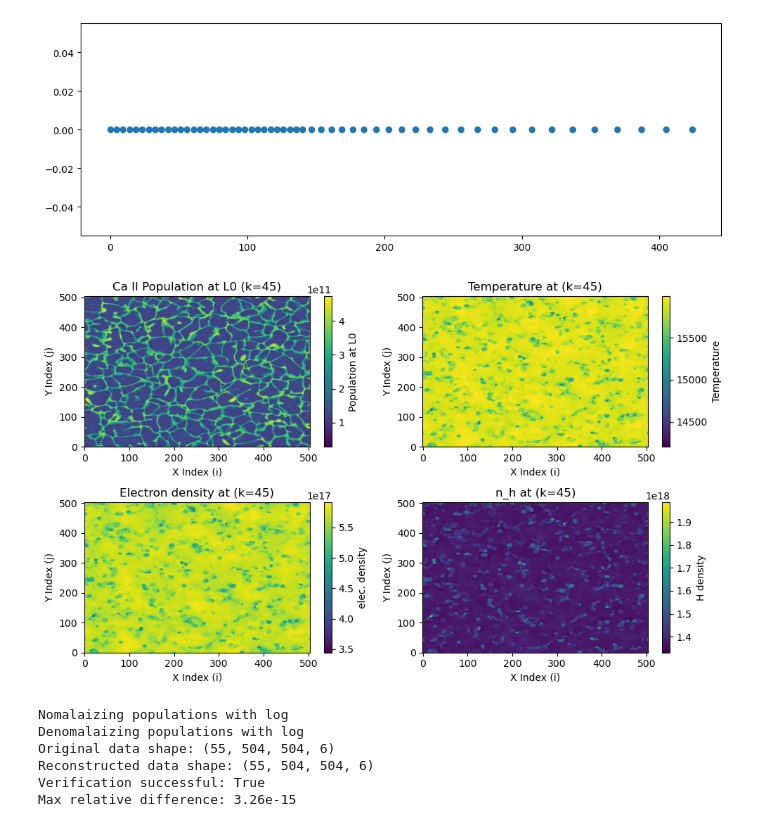
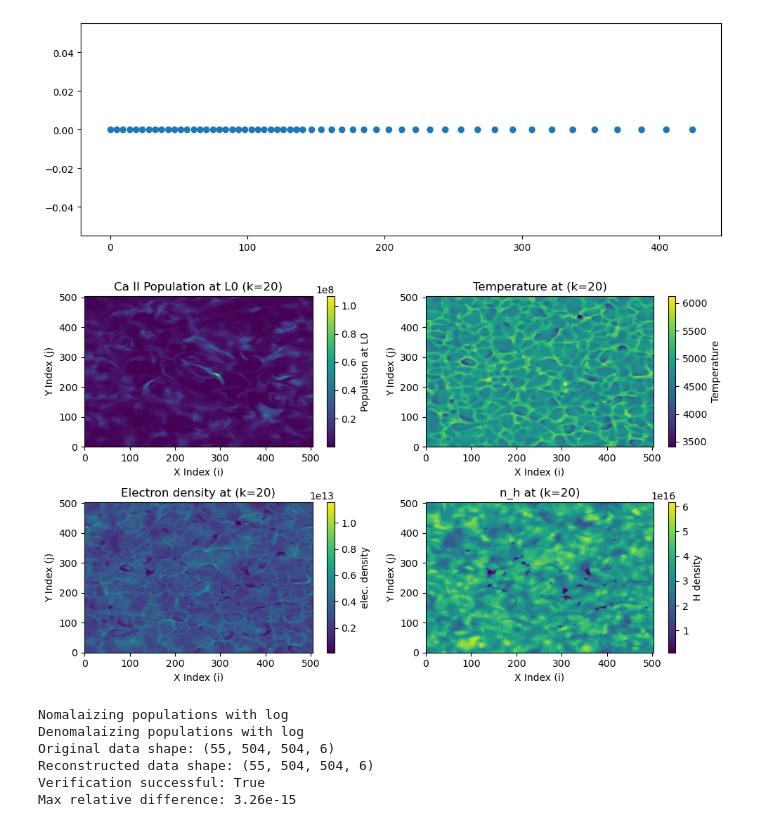
Before and after one commit to andreuva/graphnet_nlte, a Jupyter notebook: porta_scripts/porta_graph_test.ipynb, the cells around one changed output. Drawn from its saved outputs; the diff is of its cells as text; code cells hidden in the pictures.

Commit message:
change to make plot surface

```diff
--- a/porta_scripts/porta_graph_test.ipynb
+++ b/porta_scripts/porta_graph_test.ipynb
@@ -130,39 +130,40 @@ plt.plot(new_z_log, new_z_log*0, 'o')
 [figure]
 # %%
 # plot the plane at a fixed vertical index
+plane_plot = 20
 plt.figure(figsize=(10, 6))
 plt.subplot(221)
 plt.imshow(pops[plane_plot, :, :, 0], cmap='viridis', origin='lower', aspect='auto')
 plt.colorbar(label='Population at L0')
-plt.title('Ca II Population at L0 (k=45)')
+plt.title(f'Ca II Population at L0 (k={plane_plot})')
 plt.xlabel('X Index (i)')
 plt.ylabel('Y Index (j)')
 
 plt.subplot(222)
 plt.imshow(temp[plane_plot, :, :, 0], cmap='viridis', origin='lower', aspect='auto')
 plt.colorbar(label='Temperature')
-plt.title('Temperature at (k=45)')
+plt.title(f'Temperature at (k={plane_plot})')
 plt.xlabel('X Index (i)')
 plt.ylabel('Y Index (j)')
 
 plt.subplot(223)
 plt.imshow(n_e[plane_plot, :, :, 0], cmap='viridis', origin='lower', aspect='auto')
 plt.colorbar(label='elec. density')
-plt.title('Electron density at (k=45)')
+plt.title(f'Electron density at (k={plane_plot})')
 plt.xlabel('X Index (i)')
 plt.ylabel('Y Index (j)')
 
 plt.subplot(224)
 plt.imshow(n_h[plane_plot, :, :, 0], cmap='viridis', origin='lower', aspect='auto')
 plt.colorbar(label='H density')
-plt.title('n_h at (k=45)')
+plt.title(f'n_h at (k={plane_plot})')
 plt.xlabel('X Index (i)')
 plt.ylabel('Y Index (j)')
 
 plt.tight_layout()
 plt.show()
 # %% [output]
-[figure, old version]
+[figure, new version]
 # %%
 log_offset = 1e-12
 # %%
```
Also changed, not shown: parts of 1 cell of this notebook.
